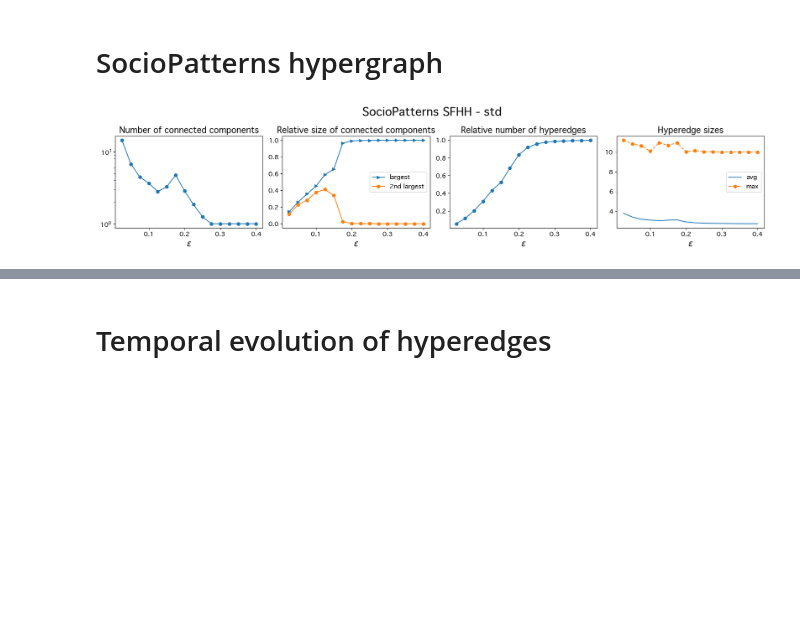
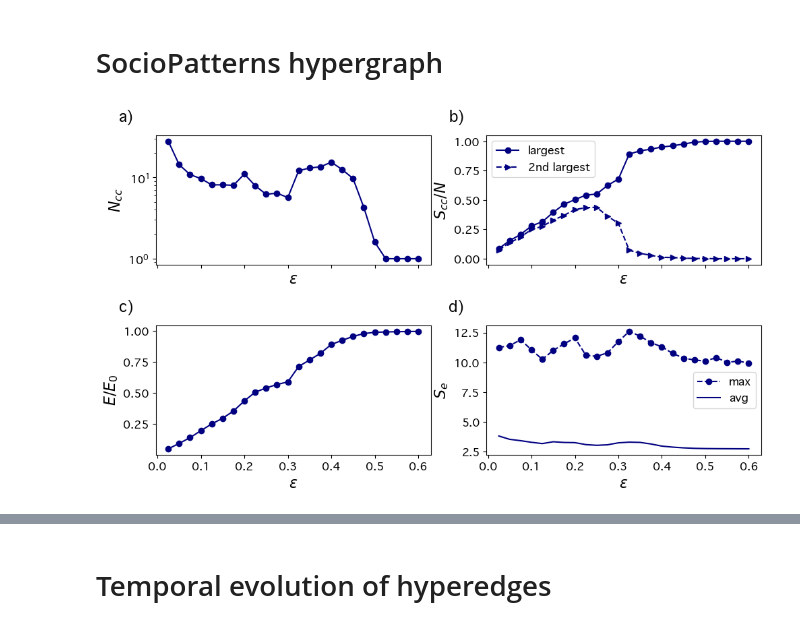
Before and after one commit to cosimoagostinelli/H-or_adaptive_Deffuant, a Jupyter notebook: 4_figures.ipynb, the cells around one changed output, grey strips where cells are left out. Saved outputs shown, nothing was run; the diff lists cells and outputs as text; code cells hidden in the pictures; blank space fills up the shorter version.

```diff
--- a/4_figures.ipynb
+++ b/4_figures.ipynb
@@ -13,8 +106,8 @@ dpi=150
 # $M$-uniform ER - steady state vs $\epsilon$
 # %%
 cond = 'max_min'
-Ns = [500, 1000]#, 2000, 5000]
-Ms = [2, 4]#, 6]
+Ns = [500, 1000, 2000, 5000]
+Ms = [2, 4, 6]
 
 nrows, ncols = 4, len(Ms)
 fig, axs = plt.subplots(nrows, ncols, sharex=True, sharey='row', figsize=(14, 4*len(Ms)))
@@ -52,11 +145,11 @@ for M in Ms:
 
         la0 = lbls[0] if N==Ns[0] else None
         la1 = lbls[1] if N==Ns[0] else None
-        axs[1,i].plot(epsilons, y1, color=clr, linestyle='-', marker='>', label=la0)
-        axs[1,i].plot(epsilons, y2, color=clr, linestyle='-', marker='o', label=la1)
+        axs[1,i].plot(epsilons, y1, color=clr, linestyle='-', marker='o', label=la0)
+        axs[1,i].plot(epsilons, y2, color=clr, linestyle='--', marker='>', label=la1)
         tk = [0.1,0.4,0.7,1.0]
         axs[1,i].set_yticks(tk, [str(i) for i in tk])
-        axs[1,i].legend(fontsize=lgd_size, loc=2)
+        axs[1,i].legend(fontsize=lgd_size, loc=2)  # loc=2,5 for max_min,std
 
         axs[2,i].plot(epsilons, y3, color=clr, marker='o', label=f'N={N}')
 
@@ -64,7 +157,7 @@ for M in Ms:
         la3 = lbls[3] if N==Ns[0] else None
         axs[3,i].plot(epsilons, y5, label=la3, linestyle='--', marker='o', color=clr)
         axs[3,i].plot(epsilons, y4, label=la2, color=clr)
-        axs[3,i].legend(fontsize=lgd_size, loc=2)
+        axs[3,i].legend(fontsize=lgd_size, loc=2) # loc=2,1 for max_min,std
 
         # set tick fontsize in all subplots
         for j in range(4):
@@ -327,55 +357,59 @@ N=5000 ---> <k> = 5.2706458904246585
 # SocioPatterns hypergraph
 # %%
 tag = 'SFHH'
-cond = 'std'
+cond = 'max_min'
 with open(f'../results/SocioPatterns/SP_{tag}_{cond}.pkl', 'rb') as f:
     res = pickle.load(f)
 
 epsilons = res['epsilons']
 ncc = res['ncc']
 scc1 = res['scc1']
 scc2 = res['scc2']
 nhe = res['nhe']
 s_avg = res['s_avg']
 s_max = res['s_max']
 
 lbls = ['largest', '2nd largest', 'avg', 'max']
 ttl_size = 16
 lgd_size = 12
-ncols = 4
+clr = 'navy'
 
-fig, axs = plt.subplots(1,ncols, figsize=(18,4))
+fig, axs = plt.subplots(2,2, sharex=True, figsize=(10,6))
 
-axs[0].plot(epsilons, ncc, marker='o')
-#axs[0].set_xscale('log')
-axs[0].set_yscale('log')
-axs[0].set_title('Number of connected components', fontsize=ttl_size)
+axs[0,0].plot(epsilons, ncc, marker='o', color=clr)
+axs[0,0].set_yscale('log')
+axs[0,0].set_ylabel(r'$N_{cc}$', fontsize=ttl_size)
 
-axs[1].plot(epsilons, scc1, linestyle='-', marker='>', label=lbls[0])
-axs[1].plot(epsilons, scc2, linestyle='-', marker='o', label=lbls[1])
-axs[1].legend(fontsize=lgd_size)
-axs[1].set_title('Relative size of connected components', fontsize=ttl_size)
+axs[0,1].plot(epsilons, scc1, linestyle='-', marker='o', label=lbls[0], color=clr)
+axs[0,1].plot(epsilons, scc2, linestyle='--', marker='>', label=lbls[1], color=clr)
+axs[0,1].legend(fontsize=lgd_size)
+axs[0,1].set_ylabel(r'$S_{cc} / N$', fontsize=ttl_size)
 
-axs[2].plot(epsilons, nhe, marker='o')
-axs[2].set_title('Relative number of hyperedges', fontsize=ttl_size)
+axs[1,0].plot(epsilons, nhe, marker='o', color=clr)
+axs[1,0].set_ylabel(r'$E / E_0$', fontsize=ttl_size)
 
-axs[3].plot(epsilons, s_avg, label=lbls[2])
-axs[3].plot(epsilons, s_max, label=lbls[3], linestyle='--', marker='o')
-axs[3].legend(fontsize=lgd_size)
-axs[3].set_title('Hyperedge sizes', fontsize=ttl_size)
+axs[1,1].plot(epsilons, s_max, label=lbls[3], linestyle='--', marker='o', color=clr)
+axs[1,1].plot(epsilons, s_avg, label=lbls[2], color=clr)
+axs[1,1].legend(fontsize=lgd_size)
+axs[1,1].set_ylabel(r'$S_e$', fontsize=ttl_size)
 
 # set xlabel tick fontsize in all subplots
-for j in range(ncols):
-    axs[j].tick_params(labelsize=12)
-    axs[j].set_xlabel(r'$\epsilon$', fontsize=ttl_size)
+for i in range(2):
+    for j in range(2):
+        axs[i,j].tick_params(labelsize=12)
+        axs[i,j].set_xlabel(r'$\epsilon$', fontsize=ttl_size)
 
-plt.suptitle(f'SocioPatterns SFHH - {cond}', fontsize=int(ttl_size*1.4))
+# Add subplot labels
+lbls = ['a)','b)','c)','d)']
+for (i,j),lbl in zip(product([0,1],[0,1]), lbls):
+    axs[i,j].text(-0.08, 1.2, lbl, transform=axs[i,j].transAxes,
+                  fontsize=ttl_size, fontweight='bold', va='top', ha='right')
 
 plt.tight_layout()
 plt.savefig(f'../figures/SP_{tag}_{cond}.jpg', dpi=dpi)
 plt.show()
 # %% [output]
-[figure, old version]
+[figure, new version]
 # %%
 tag = 'SFHH'
 cond = 'max_min'
```
Also changed, not shown: parts of 13 cells of this notebook, 2 other files.
